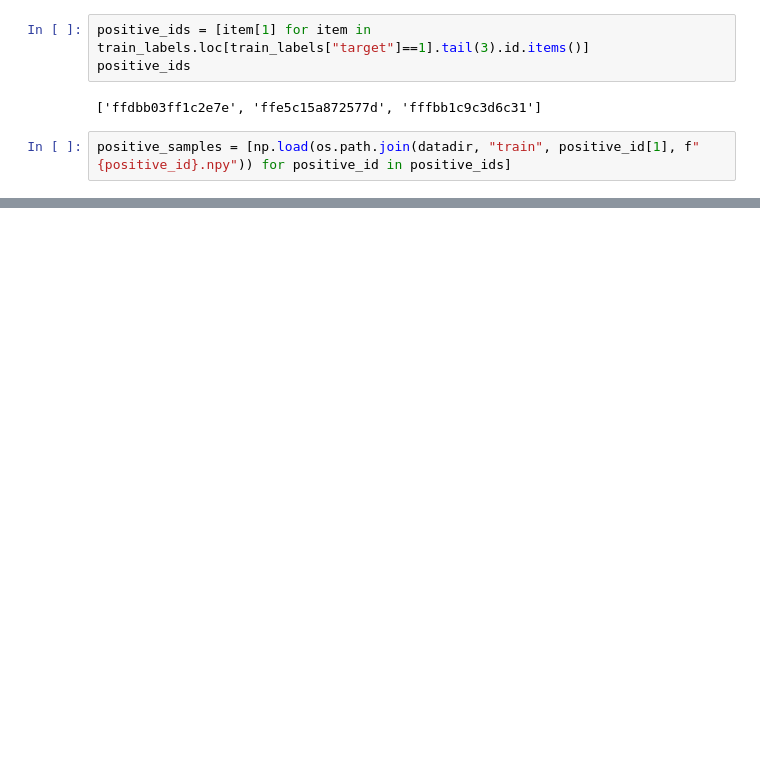
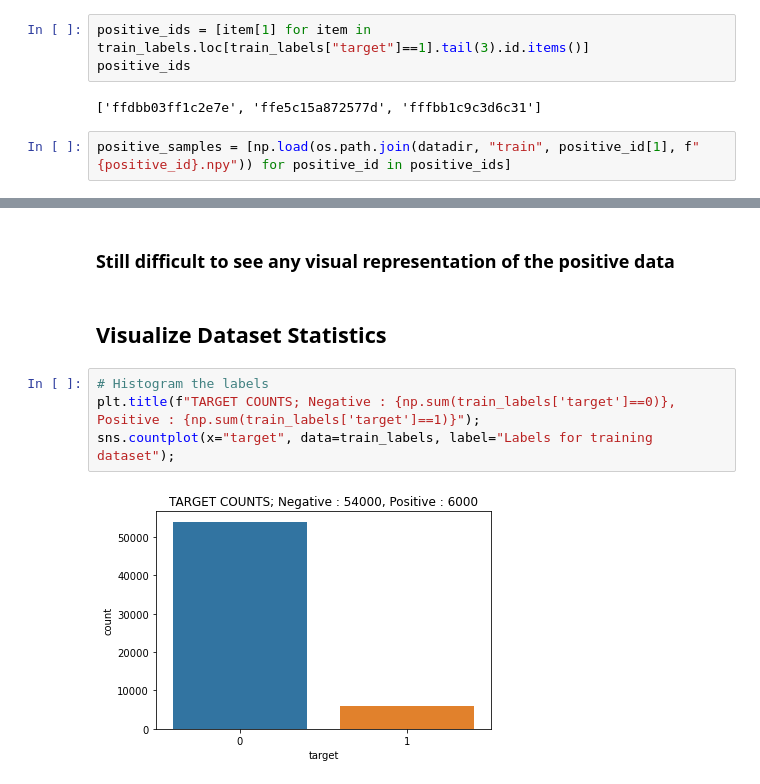
Before and after one commit to dpmcgonigle/kaggle-competitions, a Jupyter notebook: seti/notebooks/seti_eda.ipynb, the cells around one changed output, grey strips where cells are left out. Cells and saved outputs as stored; diff of their text form; blank space fills up the shorter version.

```diff
--- a/seti/notebooks/seti_eda.ipynb
+++ b/seti/notebooks/seti_eda.ipynb
@@ -140,0 +160,10 @@ display_cadence(positive_samples[2], 1, positive_ids[2])
+# %% [markdown]
+### Still difficult to see any visual representation of the positive data
+# %% [markdown]
+## Visualize Dataset Statistics
+# %%
+# Histogram the labels
+plt.title(f"TARGET COUNTS; Negative : {np.sum(train_labels['target']==0)}, Positive : {np.sum(train_labels['target']==1)}");
+sns.countplot(x="target", data=train_labels, label="Labels for training dataset");
+# %% [output]
+[figure, added]
```
Also changed, not shown: parts of 29 cells of this notebook, 3 other files.
